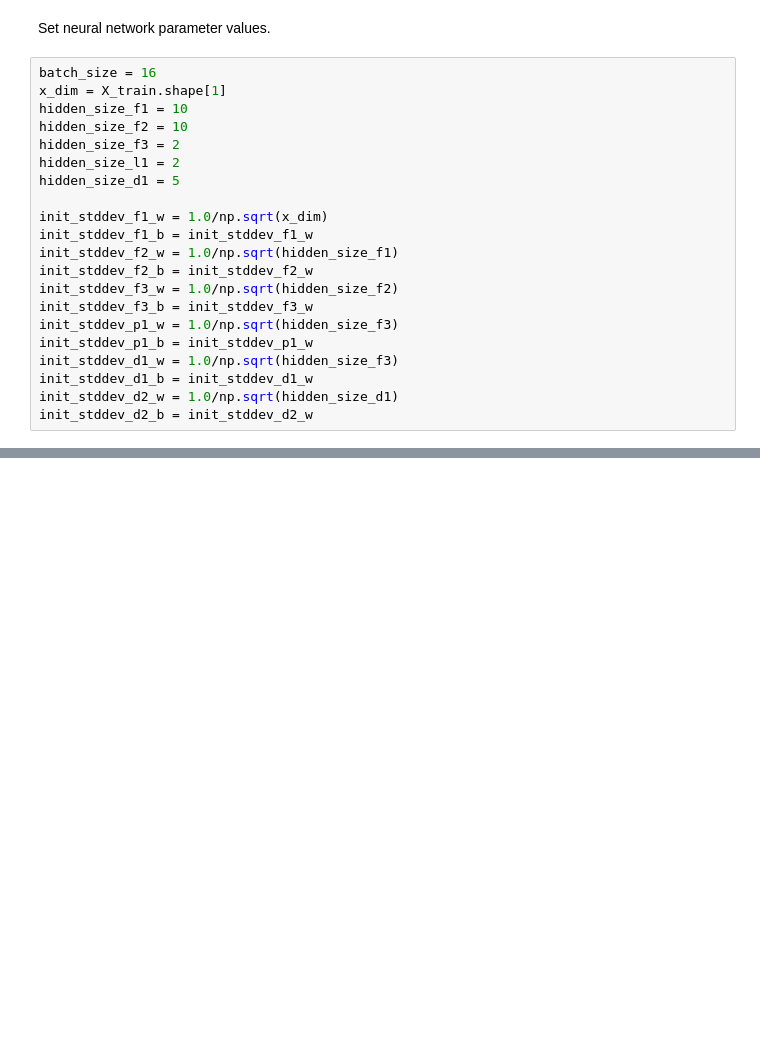
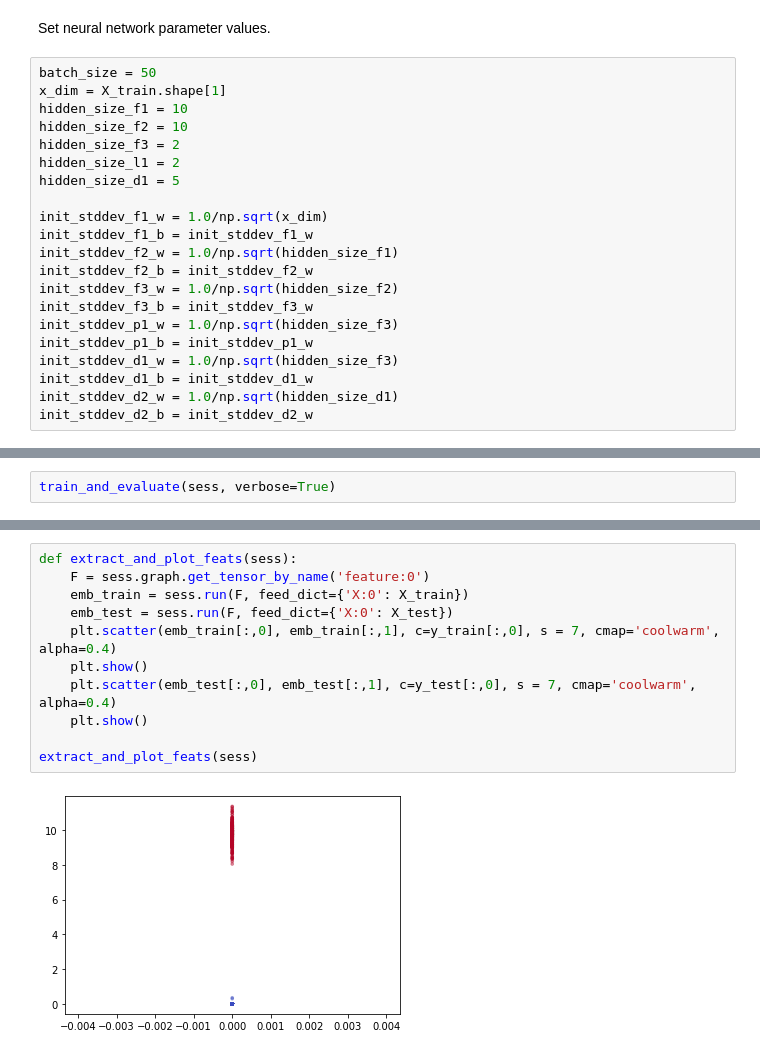
Before and after one commit to Ushnish-Sengupta/MDAN-GE, a Jupyter notebook: DANN_Blob.ipynb, the cells around one changed output, grey strips where cells are left out. Cells and saved outputs as stored; diff of their text form; blank space fills up the shorter version.

Commit message:
Training worked!

```diff
--- a/DANN_Blob.ipynb
+++ b/DANN_Blob.ipynb
@@ -112,7 +112,7 @@ flip_gradient = FlipGradientBuilder()
 # %% [markdown]
 Set neural network parameter values.
 # %%
-batch_size = 16
+batch_size = 50
 x_dim = X_train.shape[1]
 hidden_size_f1 = 10
 hidden_size_f2 = 10
@@ -197,0 +250,2 @@ sess = tf.InteractiveSession()
+# %%
+train_and_evaluate(sess, verbose=True)
@@ -197,0 +267,13 @@ sess = tf.InteractiveSession()
+# %%
+def extract_and_plot_feats(sess):
+    F = sess.graph.get_tensor_by_name('feature:0')
+    emb_train = sess.run(F, feed_dict={'X:0': X_train})
+    emb_test = sess.run(F, feed_dict={'X:0': X_test})
+    plt.scatter(emb_train[:,0], emb_train[:,1], c=y_train[:,0], s = 7, cmap='coolwarm', alpha=0.4)
+    plt.show()
+    plt.scatter(emb_test[:,0], emb_test[:,1], c=y_test[:,0], s = 7, cmap='coolwarm', alpha=0.4)
+    plt.show()
+
+extract_and_plot_feats(sess)
+# %% [output]
+[figure, added]
```
Also changed, not shown: parts of 9 cells of this notebook.
